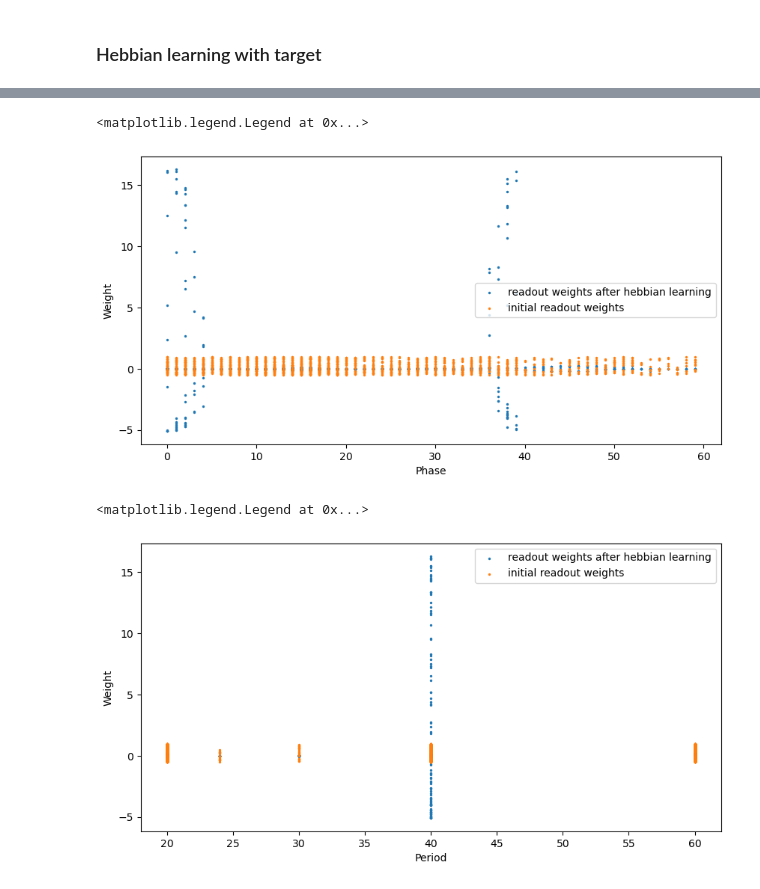
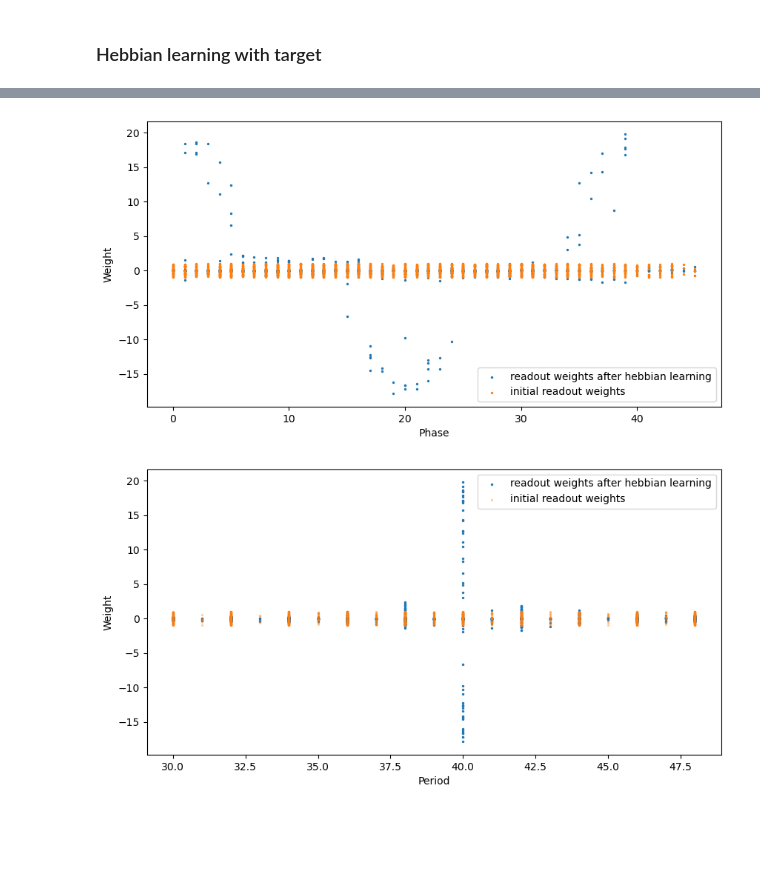
Before and after one commit to BeiGeJin/FBRNN, a Jupyter notebook: RNN/FORCE/FORCE_hebb_basis.ipynb, the cells around one changed output, grey strips where cells are left out. Cells and saved outputs as stored; diff of their text form; code cells hidden in the pictures; blank space fills up the shorter version.

```diff
--- a/RNN/FORCE/FORCE_hebb_basis.ipynb
+++ b/RNN/FORCE/FORCE_hebb_basis.ipynb
@@ -49,7 +47,7 @@ output_weight_matrix = tmp_output_weight_matrix.copy()
 init_output_weight_matrix = output_weight_matrix.copy()
 # %%
 # define targets
-time_points = np.arange(10000)
+time_points = np.arange(20000)
 half_period = 20
 # targets = (np.sin((time_points+1)/60*np.pi))/4 + 0.5
 targets = ((np.sin((time_points + 10)/half_period*np.pi))/4 + 0.5)
@@ -58,8 +56,8 @@ targets = ((np.sin((time_points + 10)/half_period*np.pi))/4 + 0.5)
 np.random.seed(3)
 inputs = []
 for i in range(num_nodes):
-    # this_half_period = np.random.randint(10, 30)
-    this_half_period = np.random.choice([10, 20, 30])
+    this_half_period = np.random.randint(15, 25)
+    # this_half_period = np.random.choice([10, 20, 30])
     this_input = (np.sin((time_points + np.random.randint(0, half_period*2))/this_half_period*np.pi))/4 + 0.5
     inputs.append(this_input)
 inputs = np.array(inputs)
@@ -136,7 +134,7 @@ x = sigmoid_np(init_gain * (init_state.copy() - init_shift))
 u = init_state.copy() * 0
 xs_ff_init, outputs_ff_init = [x], []
 gainout= 1.15 # 1.15
-shiftout= 145 # -2.5
+shiftout= 5.5 # -2.5
 out_lr = 0.002
 
 for i in time_points[:-1]:
@@ -255,8 +253,8 @@ Text(0, 0.5, 'Output weight')
 ### Hebbian learning with target
 # %%
 # calculate the desired output before the output sigmoid
-gainout= 0.2 # 1.15
-shiftout= 144 # -2.5
+gainout= 0.05 # 1.15
+shiftout= 5 # -2.5
 out_lr = 0.002
 y_tildes = inv_sigmoid_np(targets) / gainout  + shiftout
 # %%
@@ -265,12 +263,13 @@ x = sigmoid_np(init_gain * (init_state.copy() - init_shift))
 u = init_state.copy() * 0
 this_output_weight_matrix = output_weight_matrix.copy()
 xs_hebb, us_hebb, outputs_hebb_beforesig, outputs_hebb = [x], [], [], []
+output_weights = [this_output_weight_matrix]
 has_hebbian = False
 adjust_out = False
 
 # constants
 hebbian_lr = 0.05
-neg_punishment = 30
+neg_punishment = 10
 u_scale = 1
 
 for t in time_points[:-1]:
@@ -298,8 +297,8 @@ for t in time_points[:-1]:
         this_target = targets[t]
         # Calculate Hebbian weight updates
         hebbian_update = (this_target - target_mean) * ((x - x_mean) / x_std).T
-        hebbian_update[hebbian_update < 0] *= neg_punishment
-        hebbian_update[:, node_type == -1] *= -1  # diff from previous!
+        hebbian_update[np.logical_and(hebbian_update < 0, node_type == 1)] *= neg_punishment  # exh, punish <0
+        hebbian_update[np.logical_and(hebbian_update > 0, node_type == -1)] *= neg_punishment  # inh, punish >0
         # hebbian_update = (output - output_mean) * ((x - x_mean) / x_std).T
         # hebbian_update = output * x.T
         # hebbian_update = hebbian_update * node_type
@@ -346,6 +345,7 @@ for t in time_points[:-1]:
     us_hebb.append(u)
     outputs_hebb_beforesig.append(output_beforesig.item())
     outputs_hebb.append(output.item())
+    output_weights.append(this_output_weight_matrix)
 
 # final readout for x_T
 output_beforesig = this_output_weight_matrix @ x
@@ -385,20 +387,21 @@ for i in range(0, 10):
 # %%
 plt.subplots(figsize=(10, 5))
 plt.scatter(phases, this_output_weight_matrix.flatten(), s=2, label="readout weights after hebbian learning")
 plt.scatter(phases, init_output_weight_matrix.flatten(), s=2, label="initial readout weights")
 plt.xlabel("Phase")
 plt.ylabel("Weight")
 plt.legend()
+if SAVEFIG:
+    plt.savefig(f"fig/FORCE_basis_hebb_weights_phase_0605_neg{neg_punishment}.png")
+
+plt.subplots(figsize=(10, 5))
+plt.scatter(periods, this_output_weight_matrix.flatten(), s=2, label="readout weights after hebbian learning")
+plt.scatter(periods, init_output_weight_matrix.flatten(), s=2, label="initial readout weights", alpha=0.3)
+plt.xlabel("Period")
+plt.ylabel("Weight")
+plt.legend()
+if SAVEFIG:
+    plt.savefig(f"fig/FORCE_basis_hebb_weights_period_0605_neg{neg_punishment}.png")
 # %% [output]
-<matplotlib.legend.Legend at 0x...>
-[figure, old version]
+[figure, new version]
+[figure, added]
-# %%
-plt.subplots(figsize=(10, 5))
-plt.scatter(periods, this_output_weight_matrix.flatten(), s=2, label="readout weights after hebbian learning")
-plt.scatter(periods, init_output_weight_matrix.flatten(), s=2, label="initial readout weights")
-plt.xlabel("Period")
-plt.ylabel("Weight")
-plt.legend()
-# %% [output]
-<matplotlib.legend.Legend at 0x...>
-[figure, removed]
```
Also changed, not shown: parts of 16 cells of this notebook, 26 other files.
